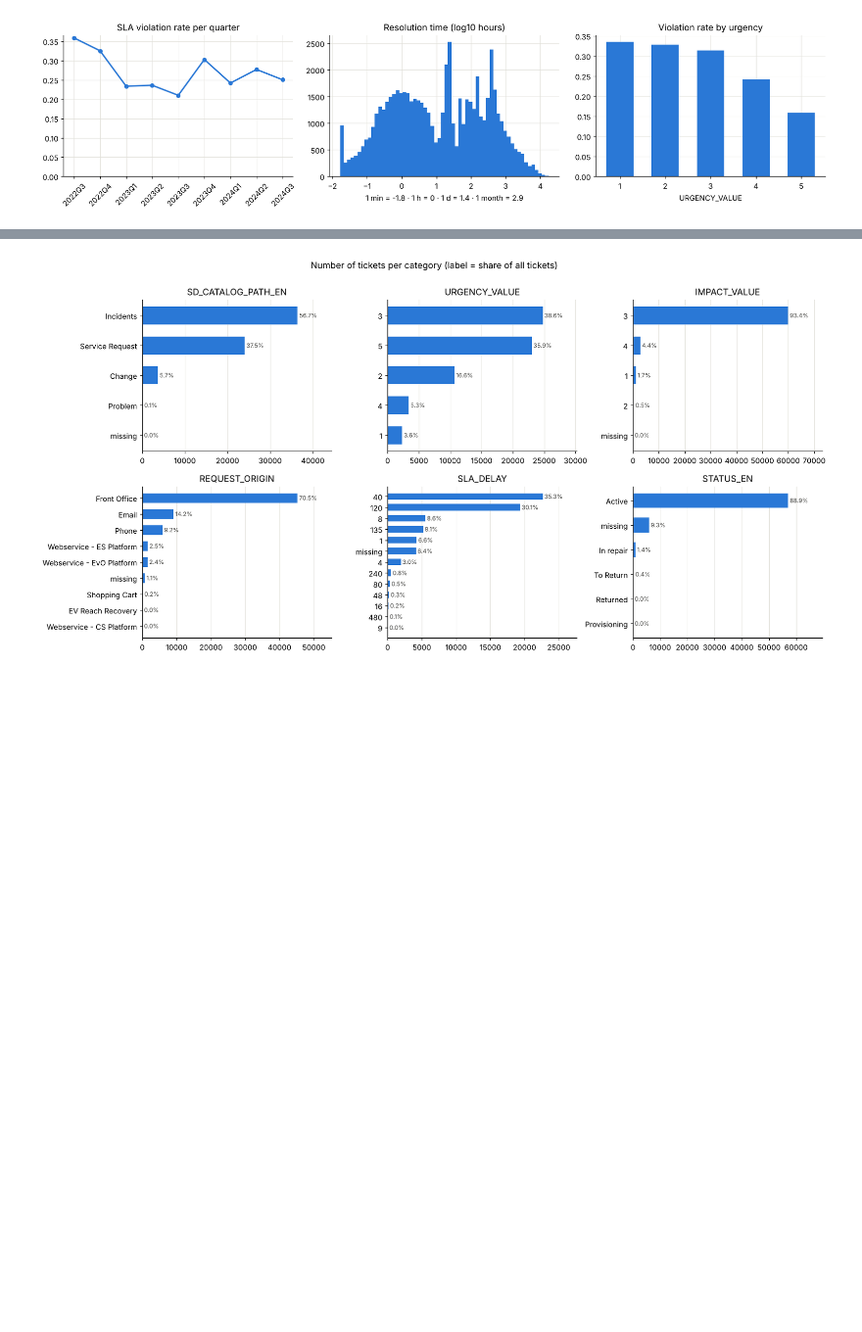
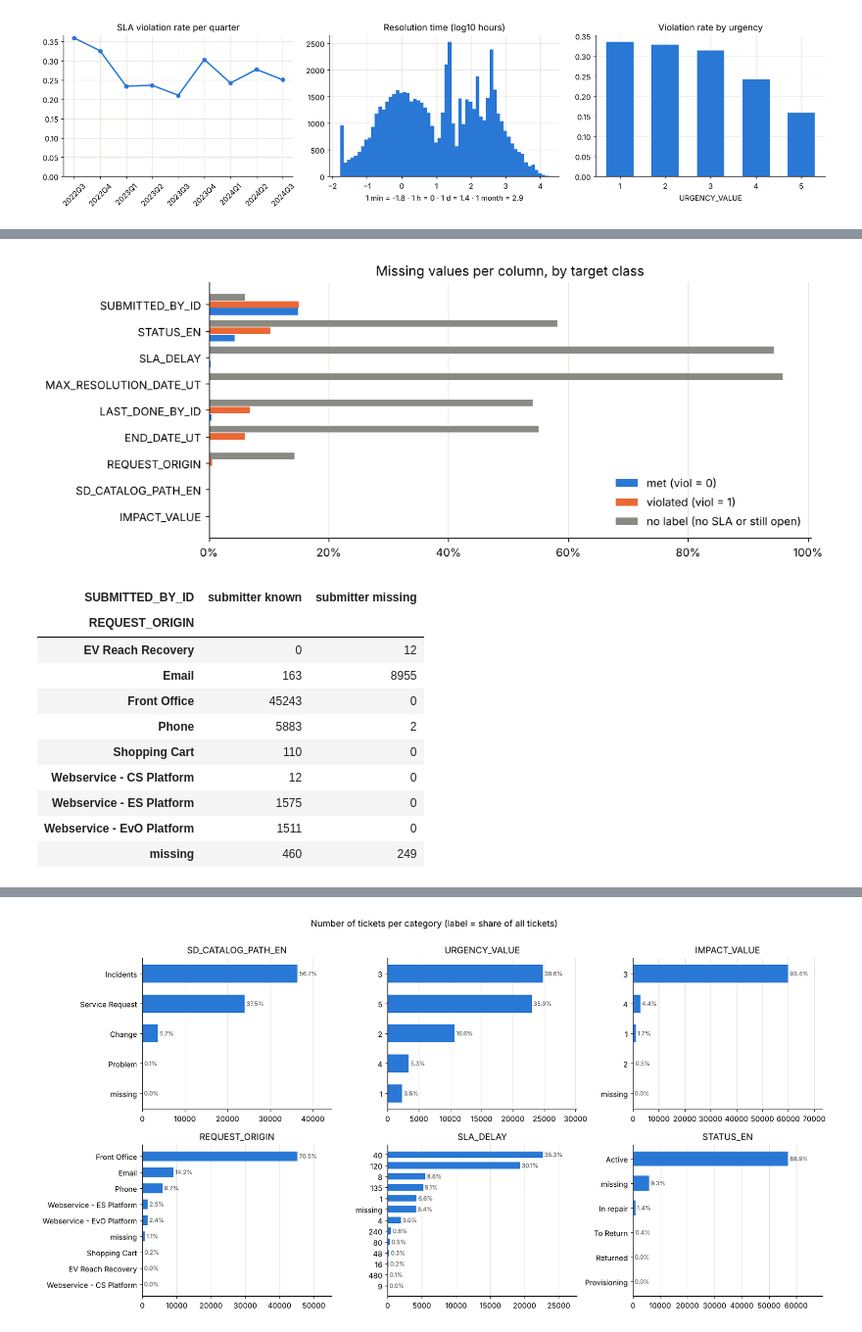
Before and after one commit to peruccalice/Data-Science-Seminars-and-Challenge, a Jupyter notebook: coding/SLA_00_exploratory.ipynb, the cells around one changed output, grey strips where cells are left out. Shown at 98% size. Cells and saved outputs as stored; diff of their text form; code cells hidden in the pictures; blank space fills up the shorter version.

```diff
--- a/coding/SLA_00_exploratory.ipynb
+++ b/coding/SLA_00_exploratory.ipynb
@@ -331,0 +334,32 @@ pd.DataFrame({"n": checks}).assign(share=lambda x: (x["n"] / len(df)).round(3))
+# %%
+raw = pd.read_csv(DATA_PATH, sep=";", na_values=["NULL"])
+for c in ["SUBMIT_DATE_UT", "MAX_RESOLUTION_DATE_UT", "END_DATE_UT"]:
+    raw[c] = pd.to_datetime(raw[c])
+RAW_COLS = [c for c in raw.columns if c != "REQUEST_ID"]
+
+miss = df[RAW_COLS].isna()
+by_class = pd.DataFrame({
+    "missing_% all": miss.mean() * 100,
+    "missing_% met (viol=0)": miss[df["viol"] == 0].mean() * 100,
+    "missing_% violated (viol=1)": miss[df["viol"] == 1].mean() * 100,
+    "missing_% no label": miss[df["viol"].isna()].mean() * 100,
+    "viol rate if missing": [df.loc[miss[c], "viol"].mean() for c in RAW_COLS],
+    "viol rate if present": [df.loc[~miss[c], "viol"].mean() for c in RAW_COLS],
+}).round(2).sort_values("missing_% all", ascending=False)
+display(by_class)
+
+show = by_class[by_class["missing_% all"] > 0].iloc[::-1]
+fig, ax = plt.subplots(figsize=(10, 4))
+yy = np.arange(len(show))
+for k, (col, colour, name) in enumerate([("missing_% met (viol=0)", BLUE, "met (viol = 0)"),
+                                          ("missing_% violated (viol=1)", ORANGE, "violated (viol = 1)"),
+                                          ("missing_% no label", GRAY, "no label (no SLA or still open)")]):
+    ax.barh(yy + (k - 1) * 0.27, show[col], height=0.25, color=colour, label=name)
+ax.set_yticks(yy, show.index); ax.xaxis.set_major_formatter(PercentFormatter(100))
+ax.set_title("Missing values per column, by target class"); ax.grid(axis="y", visible=False)
+ax.legend(frameon=False, loc="lower right")
+plt.tight_layout(); plt.show()
+
+# Where do missing submitters come from?
+pd.crosstab(df["REQUEST_ORIGIN"].fillna("missing"), df["SUBMITTED_BY_ID"].isna().map({False: "submitter known", True: "submitter missing"}))
+# %% [output]
@@ -331,0 +379,12 @@ pd.DataFrame({"n": checks}).assign(share=lambda x: (x["n"] / len(df)).round(3))
+[figure, added]
+| SUBMITTED_BY_ID | submitter known | submitter missing |
+| REQUEST_ORIGIN |  |  |
+| EV Reach Recovery | 0 | 12 |
+| Email | 163 | 8955 |
+| Front Office | 45243 | 0 |
+| Phone | 5883 | 2 |
+| Shopping Cart | 110 | 0 |
+| Webservice - CS Platform | 12 | 0 |
+| Webservice - ES Platform | 1575 | 0 |
+| Webservice - EvO Platform | 1511 | 0 |
+| missing | 460 | 249 |
```
Also changed, not shown: parts of 43 cells of this notebook.
